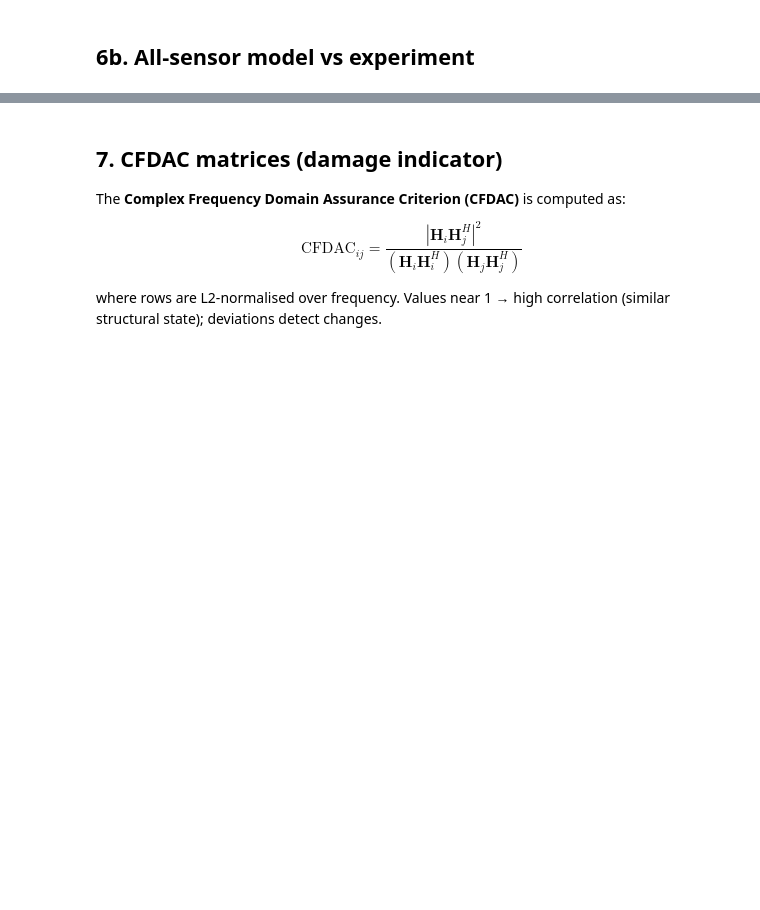
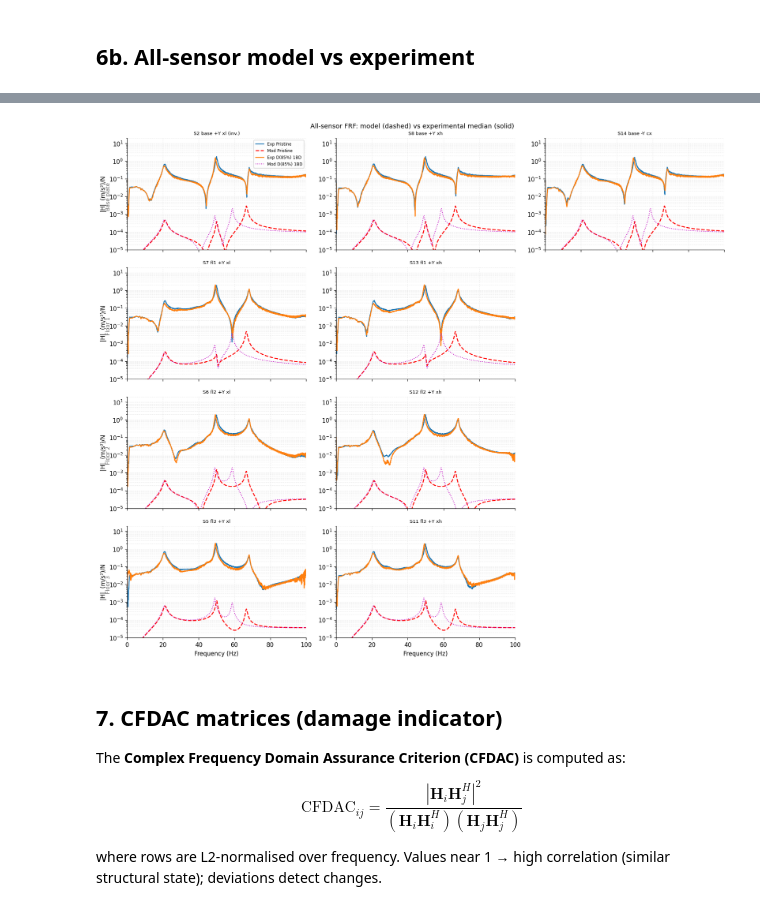
Before and after one commit to grcarmenaty/PhD_LANL, a Jupyter notebook: 3SBB_exploration.ipynb, the cells around one changed output, grey strips where cells are left out. Drawn from its saved outputs; the diff is of its cells as text; code cells hidden in the pictures; blank space fills up the shorter version.

```diff
--- a/3SBB_exploration.ipynb
+++ b/3SBB_exploration.ipynb
@@ -478,3 +416,58 @@ plt.show()
+# %%
+# ── All-sensor model vs experiment comparison ─────────────────────────────────
+GRID_CH = [
+    [0, 4, 8],   # base plate: S2(xl), S8(xh), S14(cx -Y)
+    [3, 7, -1],  # floor 1:    S7(xl), S13(xh)
+    [2, 6, -1],  # floor 2:    S6(xl), S12(xh)
+    [1, 5, -1],  # floor 3:    S5(xl), S11(xh)
+]
+CH_NAMES = [
+    "S2 base +Y xl (inv.)", "S5 fl3 +Y xl", "S6 fl2 +Y xl",
+    "S7 fl1 +Y xl",         "S8 base +Y xh","S11 fl3 +Y xh",
+    "S12 fl2 +Y xh",        "S13 fl1 +Y xh","S14 base -Y cx"
+]
+ROW_LABELS = ["Base plate", "Floor 1", "Floor 2", "Floor 3"]
+COL_LABELS = ["Low-X  (xl=0.013 m)", "High-X  (xh=0.292 m)", "Centre  (cx=0.152 m)"]
+
+COMPARE_CASES = [
+    ("Pristine",   "Pristine",        "tab:blue",   "r--",  1.6),
+    ("D(85%) 1BD", "Damage (85%) 1BD","tab:orange",  "m:",  1.2),
+]
+
+fig, axes = plt.subplots(4, 3, figsize=(15, 13), sharex=True)
+fig.suptitle("All-sensor FRF: model (dashed) vs experimental median (solid)",
+             fontsize=11)
+
+for ri, row_chs in enumerate(GRID_CH):
+    for ci, chi in enumerate(row_chs):
+        ax = axes[ri, ci]
+        if chi < 0:
+            ax.set_visible(False); continue
+        ax.set_title(CH_NAMES[chi], fontsize=8)
+        ax.set_xlim(0, 100); ax.set_ylim(1e-5, 20)
+        ax.grid(True, which="both", ls=":", alpha=0.35)
+        if ri == 3: ax.set_xlabel("Frequency (Hz)")
+        if ci == 0: ax.set_ylabel("|H|  (m/s²)/N")
+
+        for (syn_lbl, exp_lbl, ec, mfmt, mlw) in COMPARE_CASES:
+            H_med  = get_exp_case(exp_lbl)
+            if H_med is not None and len(H_med):
+                med = np.abs(H_med[0, :, chi])
+                ax.semilogy(exp_freq, med, color=ec, lw=1.5, label=f"Exp {syn_lbl}")
+            si = syn_idx(syn_lbl)
+            if si is not None:
+                ax.semilogy(syn_freqs, np.abs(syn_data[si, :, chi]),
+                            mfmt, lw=mlw, label=f"Mod {syn_lbl}")
+
+for ri in range(4):
+    axes[ri, 0].text(-12, 1e-2, ROW_LABELS[ri], rotation=90,
+                     va="center", fontsize=9, color="dimgray",
+                     transform=axes[ri,0].transData)
+axes[0, 0].legend(fontsize=7, loc="upper right")
+plt.tight_layout()
+plt.show()
+# %% [output]
+[figure, added]
 # %% [markdown]
 ## 7. CFDAC matrices (damage indicator)
 
```
Also changed, not shown: parts of 20 cells of this notebook.
